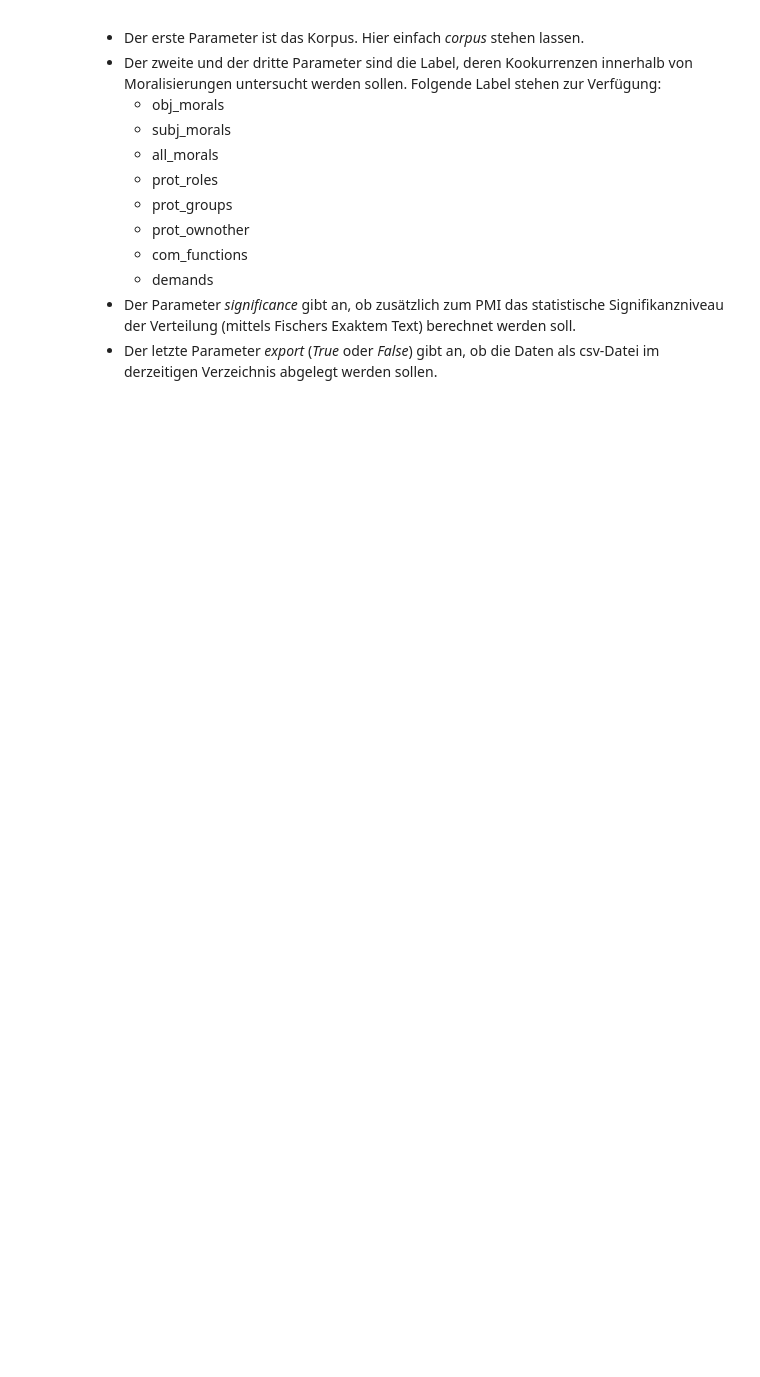
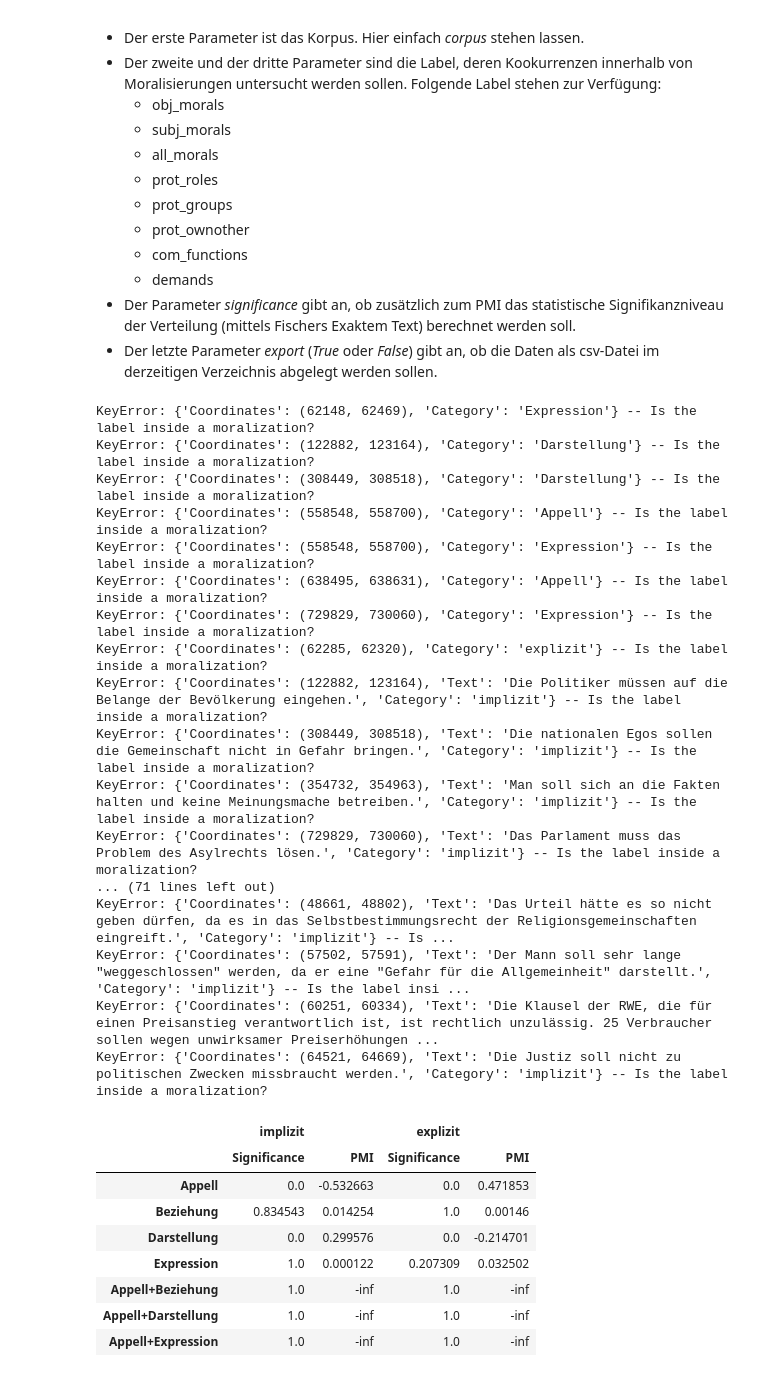
Before and after one commit to maria-becker/Moralization, a Jupyter notebook: Analysis Tools/annotation_statistics/#analysis_notebook_collection.ipynb, the cells around one changed output. Drawn from its saved outputs; the diff is of its cells as text; code cells hidden in the pictures; blank space fills up the shorter version.

Commit message:
Fixed bugs when visualizing annotation stats in corpus collections.

```diff
--- a/Analysis Tools/annotation_statistics/#analysis_notebook_collection.ipynb
+++ b/Analysis Tools/annotation_statistics/#analysis_notebook_collection.ipynb
@@ -35,3 +36,9 @@ file_list = [
     r"filepath3"
 ]
 corpus = ce.CorpusCollection(file_list, language="fremd")
+# %%
+# Create a list via the list_xmis_in_directory() function
+directory_path = '/home/bruno/Desktop/Databases/Moralization/Zeitungstexte'
+
+file_list = xau.list_xmis_in_directory(directory_path)
+corpus = ce.CorpusCollection(file_list, 'de')
@@ -146,7 +205,34 @@ Die Funktion *association_measure* hat folgende Parameter:
 + Der letzte Parameter *export* (*True* oder *False*) gibt an, ob die Daten als csv-Datei im derzeitigen Verzeichnis abgelegt werden sollen.
 # %%
 astats.association_measure_collection(corpus,
-                                      "prot_groups",
-                                      "prot_roles",
+                                      "com_functions",
+                                      "demands",
                                       significance=True,
                                       export=False)
+# %% [output]
+KeyError: {'Coordinates': (62148, 62469), 'Category': 'Expression'} -- Is the label inside a moralization?
+KeyError: {'Coordinates': (122882, 123164), 'Category': 'Darstellung'} -- Is the label inside a moralization?
+KeyError: {'Coordinates': (308449, 308518), 'Category': 'Darstellung'} -- Is the label inside a moralization?
+KeyError: {'Coordinates': (558548, 558700), 'Category': 'Appell'} -- Is the label inside a moralization?
+KeyError: {'Coordinates': (558548, 558700), 'Category': 'Expression'} -- Is the label inside a moralization?
+KeyError: {'Coordinates': (638495, 638631), 'Category': 'Appell'} -- Is the label inside a moralization?
+KeyError: {'Coordinates': (729829, 730060), 'Category': 'Expression'} -- Is the label inside a moralization?
+KeyError: {'Coordinates': (62285, 62320), 'Category': 'explizit'} -- Is the label inside a moralization?
+KeyError: {'Coordinates': (122882, 123164), 'Text': 'Die Politiker müssen auf die Belange der Bevölkerung eingehen.', 'Category': 'implizit'} -- Is the label inside a moralization?
+KeyError: {'Coordinates': (308449, 308518), 'Text': 'Die nationalen Egos sollen die Gemeinschaft nicht in Gefahr bringen.', 'Category': 'implizit'} -- Is the label inside a moralization?
+KeyError: {'Coordinates': (354732, 354963), 'Text': 'Man soll sich an die Fakten halten und keine Meinungsmache betreiben.', 'Category': 'implizit'} -- Is the label inside a moralization?
+KeyError: {'Coordinates': (729829, 730060), 'Text': 'Das Parlament muss das Problem des Asylrechts lösen.', 'Category': 'implizit'} -- Is the label inside a moralization?
+... (71 lines left out)
+KeyError: {'Coordinates': (48661, 48802), 'Text': 'Das Urteil hätte es so nicht geben dürfen, da es in das Selbstbestimmungsrecht der Religionsgemeinschaften eingreift.', 'Category': 'implizit'} -- Is ...
+KeyError: {'Coordinates': (57502, 57591), 'Text': 'Der Mann soll sehr lange "weggeschlossen" werden, da er eine "Gefahr für die Allgemeinheit" darstellt.', 'Category': 'implizit'} -- Is the label insi ...
+KeyError: {'Coordinates': (60251, 60334), 'Text': 'Die Klausel der RWE, die für einen Preisanstieg verantwortlich ist, ist rechtlich unzulässig. 25 Verbraucher sollen wegen unwirksamer Preiserhöhungen ...
+KeyError: {'Coordinates': (64521, 64669), 'Text': 'Die Justiz soll nicht zu politischen Zwecken missbraucht werden.', 'Category': 'implizit'} -- Is the label inside a moralization?
+|  | implizit |  | explizit |  |
+|  | Significance | PMI | Significance | PMI |
+| Appell | 0.0 | -0.532663 | 0.0 | 0.471853 |
+| Beziehung | 0.834543 | 0.014254 | 1.0 | 0.00146 |
+| Darstellung | 0.0 | 0.299576 | 0.0 | -0.214701 |
+| Expression | 1.0 | 0.000122 | 0.207309 | 0.032502 |
+| Appell+Beziehung | 1.0 | -inf | 1.0 | -inf |
+| Appell+Darstellung | 1.0 | -inf | 1.0 | -inf |
+| Appell+Expression | 1.0 | -inf | 1.0 | -inf |
```
Also changed, not shown: parts of 9 cells of this notebook, 1 other file.
